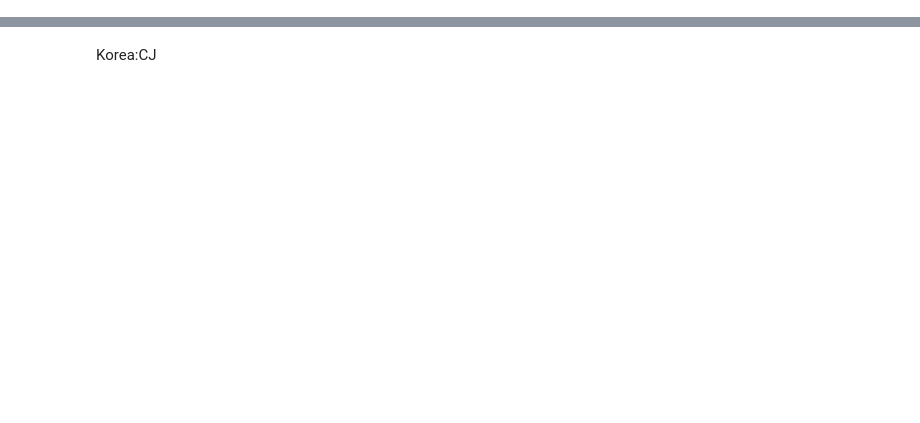
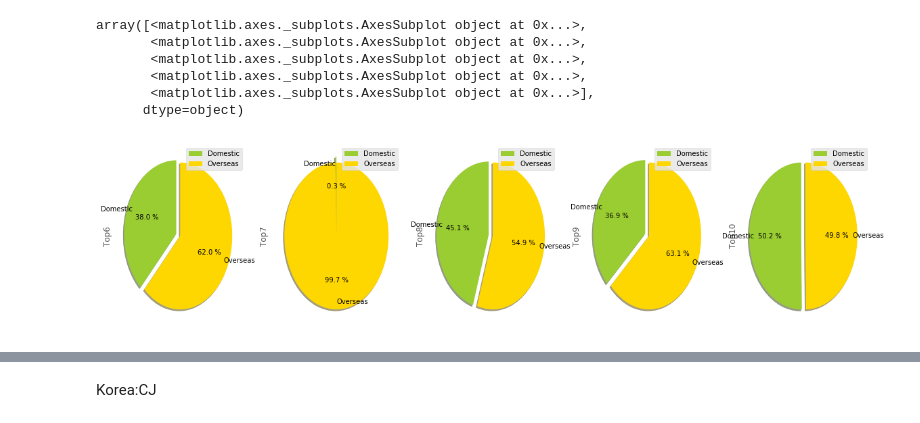
Before and after one commit to qxzhao1/STA-141b-Final-Project, a Jupyter notebook: 2017_box_office.ipynb, the cells around one changed output, grey strips where cells are left out. Saved outputs shown, nothing was run; the diff lists cells and outputs as text; code cells hidden in the pictures; blank space fills up the shorter version.

```diff
--- a/2017_box_office.ipynb
+++ b/2017_box_office.ipynb
@@ -230,0 +215,13 @@ boxoffice.head()
+# %%
+Top6to10=boxoffice.loc[5:9,['Domestic','Overseas']]
+Top6to10.index = ['Top6','Top7','Top8','Top9','Top10']
+Top6to10.T.plot.pie(subplots=True, figsize=(20, 5),autopct='%2.1f %%', colors=['yellowgreen', 'gold'],
+                explode = (0.08, 0),shadow=True, labeldistance=0.9, startangle = 90,pctdistance = 0.6)
+# %% [output]
+array([<matplotlib.axes._subplots.AxesSubplot object at 0x...>,
+       <matplotlib.axes._subplots.AxesSubplot object at 0x...>,
+       <matplotlib.axes._subplots.AxesSubplot object at 0x...>,
+       <matplotlib.axes._subplots.AxesSubplot object at 0x...>,
+       <matplotlib.axes._subplots.AxesSubplot object at 0x...>],
+      dtype=object)
+[figure, added]
```
Also changed, not shown: parts of 65 cells of this notebook.
